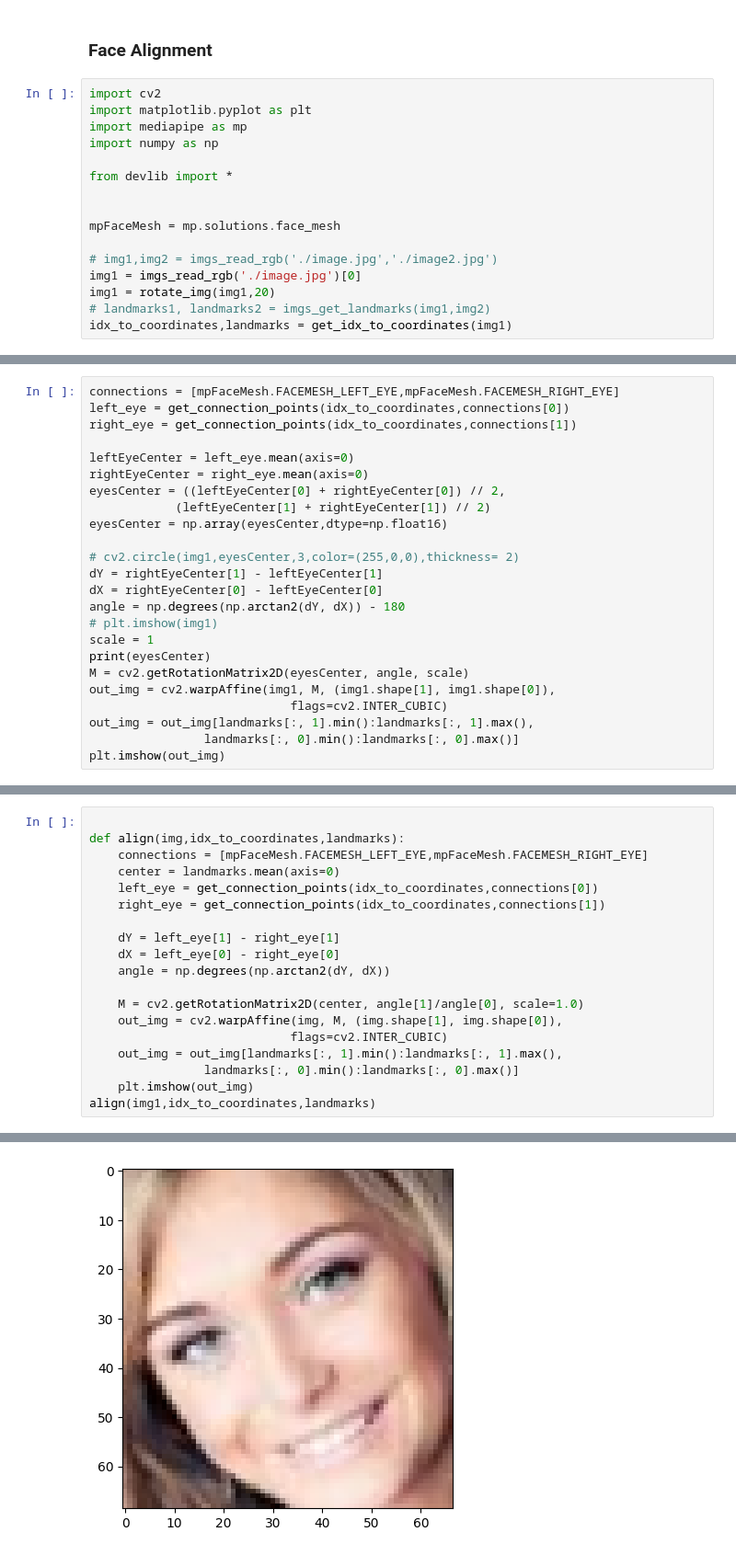
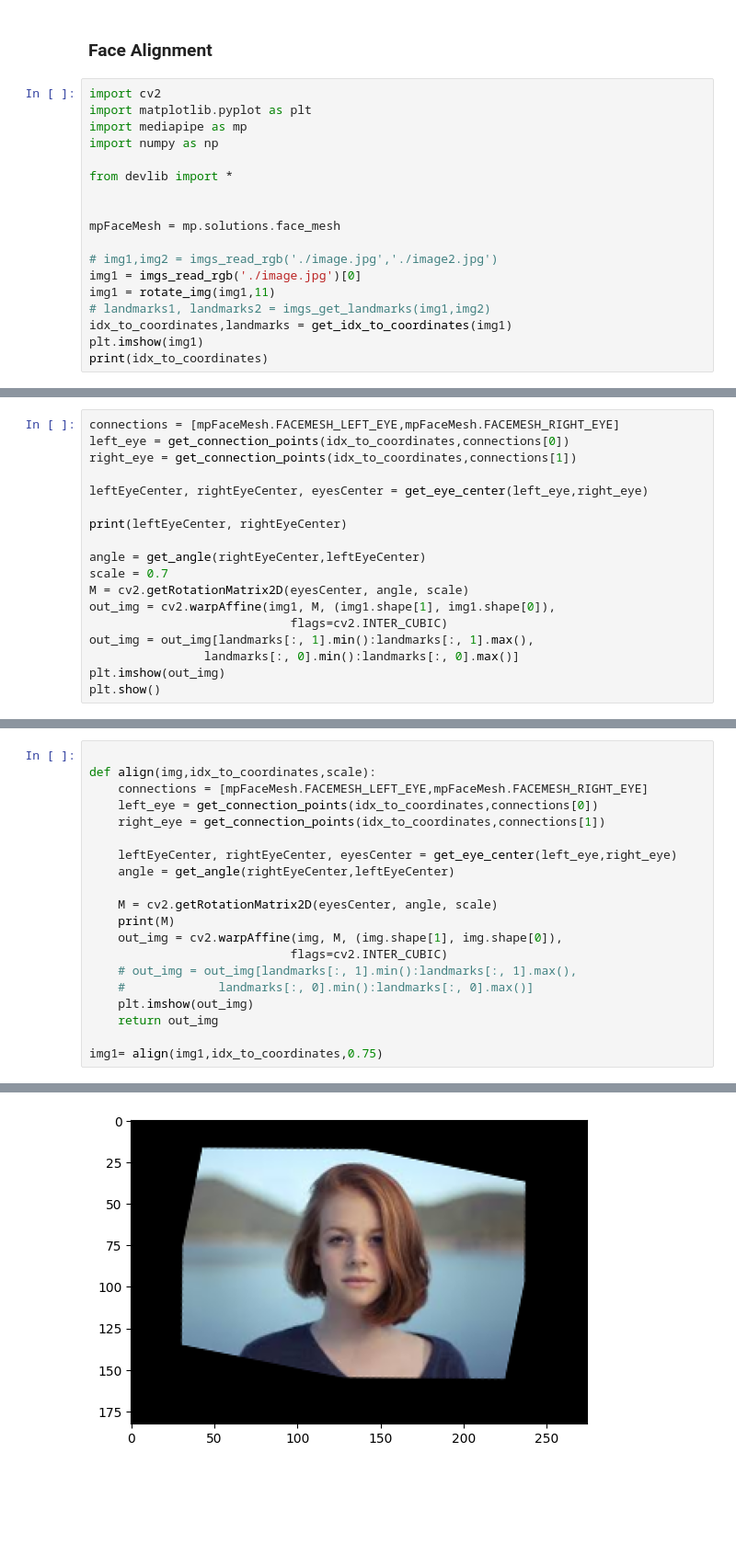
Before and after one commit to ictseoyoungmin/FaceToy_GUI, a Jupyter notebook: dev/f1.ipynb, the cells around one changed output, grey strips where cells are left out. Shown at 92% size. Drawn from its saved outputs; the diff is of its cells as text; blank space fills up the shorter version.

Commit message:
face align demo f1.ipynb

```diff
--- a/dev/f1.ipynb
+++ b/dev/f1.ipynb
@@ -747,6 +422,8 @@ mpFaceMesh = mp.solutions.face_mesh
 
 # img1,img2 = imgs_read_rgb('./image.jpg','./image2.jpg')
 img1 = imgs_read_rgb('./image.jpg')[0]
-img1 = rotate_img(img1,20)
+img1 = rotate_img(img1,11)
 # landmarks1, landmarks2 = imgs_get_landmarks(img1,img2)
 idx_to_coordinates,landmarks = get_idx_to_coordinates(img1)
+plt.imshow(img1)
+print(idx_to_coordinates)
@@ -755,23 +435,17 @@ connections = [mpFaceMesh.FACEMESH_LEFT_EYE,mpFaceMesh.FACEMESH_RIGHT_EYE]
 left_eye = get_connection_points(idx_to_coordinates,connections[0])
 right_eye = get_connection_points(idx_to_coordinates,connections[1])
 
-leftEyeCenter = left_eye.mean(axis=0)
-rightEyeCenter = right_eye.mean(axis=0)
-eyesCenter = ((leftEyeCenter[0] + rightEyeCenter[0]) // 2,
-            (leftEyeCenter[1] + rightEyeCenter[1]) // 2)
-eyesCenter = np.array(eyesCenter,dtype=np.float16)
+leftEyeCenter, rightEyeCenter, eyesCenter = get_eye_center(left_eye,right_eye)
 
-# cv2.circle(img1,eyesCenter,3,color=(255,0,0),thickness= 2)
-dY = rightEyeCenter[1] - leftEyeCenter[1]
-dX = rightEyeCenter[0] - leftEyeCenter[0]
-angle = np.degrees(np.arctan2(dY, dX)) - 180
-# plt.imshow(img1)
-scale = 1
-print(eyesCenter)
+print(leftEyeCenter, rightEyeCenter)
+
+angle = get_angle(rightEyeCenter,leftEyeCenter)
+scale = 0.7
 M = cv2.getRotationMatrix2D(eyesCenter, angle, scale)
 out_img = cv2.warpAffine(img1, M, (img1.shape[1], img1.shape[0]),
                             flags=cv2.INTER_CUBIC)
 out_img = out_img[landmarks[:, 1].min():landmarks[:, 1].max(),
                 landmarks[:, 0].min():landmarks[:, 0].max()]
 plt.imshow(out_img)
+plt.show()
 # %% [output]
@@ -781,20 +454,21 @@ plt.imshow(out_img)
 # %%
 
-def align(img,idx_to_coordinates,landmarks):
+def align(img,idx_to_coordinates,scale):
     connections = [mpFaceMesh.FACEMESH_LEFT_EYE,mpFaceMesh.FACEMESH_RIGHT_EYE]
-    center = landmarks.mean(axis=0)
     left_eye = get_connection_points(idx_to_coordinates,connections[0])
     right_eye = get_connection_points(idx_to_coordinates,connections[1])
 
-    dY = left_eye[1] - right_eye[1]
-    dX = left_eye[0] - right_eye[0]
-    angle = np.degrees(np.arctan2(dY, dX))
+    leftEyeCenter, rightEyeCenter, eyesCenter = get_eye_center(left_eye,right_eye)
+    angle = get_angle(rightEyeCenter,leftEyeCenter)
 
-    M = cv2.getRotationMatrix2D(center, angle[1]/angle[0], scale=1.0)
+    M = cv2.getRotationMatrix2D(eyesCenter, angle, scale)
+    print(M)
     out_img = cv2.warpAffine(img, M, (img.shape[1], img.shape[0]),
                             flags=cv2.INTER_CUBIC)
-    out_img = out_img[landmarks[:, 1].min():landmarks[:, 1].max(),
-                landmarks[:, 0].min():landmarks[:, 0].max()]
+    # out_img = out_img[landmarks[:, 1].min():landmarks[:, 1].max(),
+    #             landmarks[:, 0].min():landmarks[:, 0].max()]
     plt.imshow(out_img)
-align(img1,idx_to_coordinates,landmarks)
+    return out_img
+
+img1= align(img1,idx_to_coordinates,0.75)
 # %% [output]
@@ -801 +477 @@ align(img1,idx_to_coordinates,landmarks)
-[figure, old version]
+[figure, new version]
```
Also changed, not shown: parts of 20 cells of this notebook, 2 other files.
